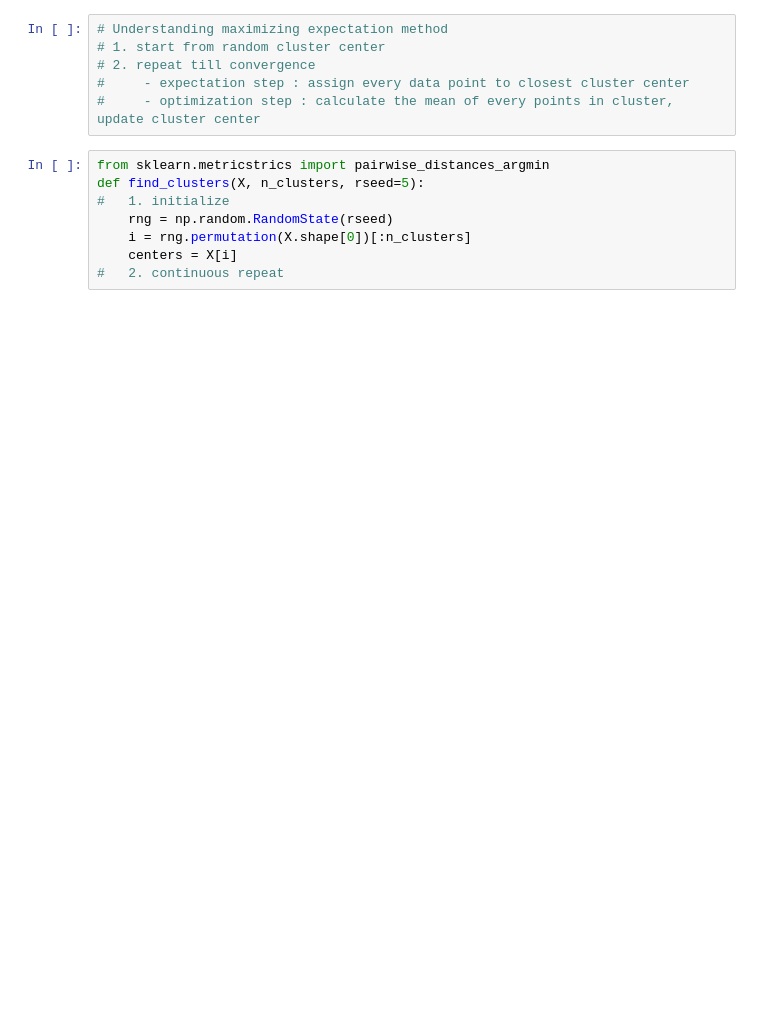
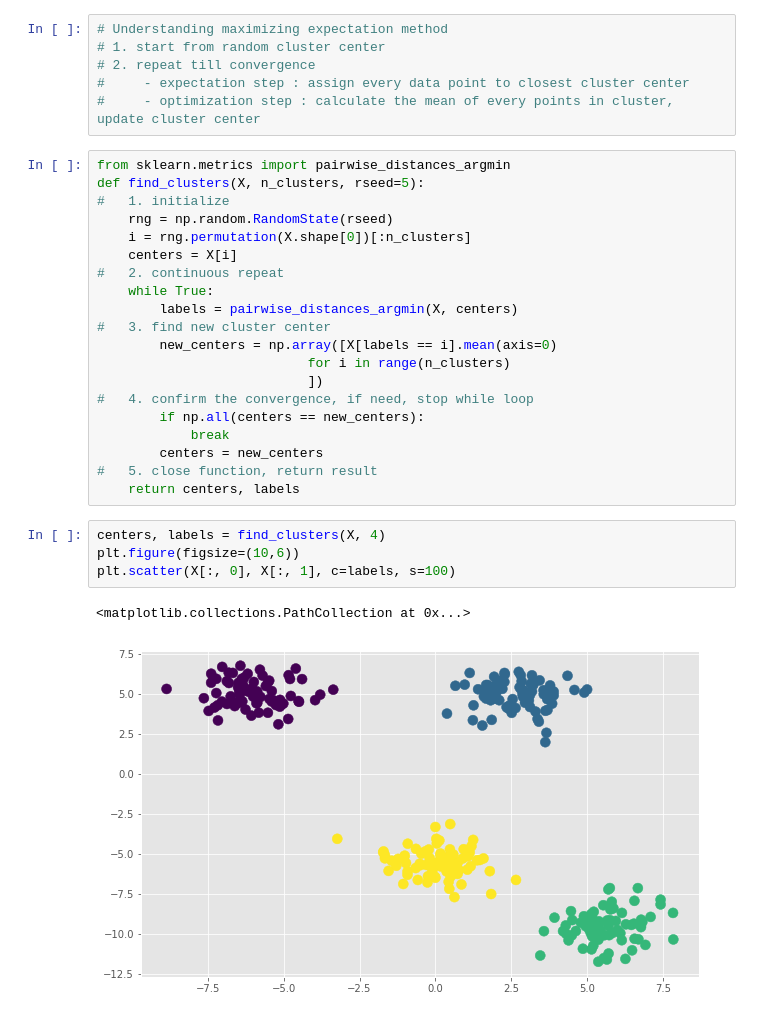
Before and after one commit to doomsheart/FaceClustering, a Jupyter notebook: doomsheart/MLforOpenCV/OpenCV-k-mean.ipynb, the cells around one changed output. Saved outputs shown, nothing was run; the diff lists cells and outputs as text; blank space fills up the shorter version.

Commit message:
add k-means

```diff
--- a/doomsheart/MLforOpenCV/OpenCV-k-mean.ipynb
+++ b/doomsheart/MLforOpenCV/OpenCV-k-mean.ipynb
@@ -54,10 +51,29 @@ plt.scatter(centers[:, 0], centers[:, 1], c="black", s=20, alpha=0.5);
 #     - expectation step : assign every data point to closest cluster center
 #     - optimization step : calculate the mean of every points in cluster, update cluster center
 # %%
-from sklearn.metricstrics import pairwise_distances_argmin
+from sklearn.metrics import pairwise_distances_argmin
 def find_clusters(X, n_clusters, rseed=5):
 #   1. initialize
     rng = np.random.RandomState(rseed)
     i = rng.permutation(X.shape[0])[:n_clusters]
     centers = X[i]
 #   2. continuous repeat
+    while True:
+        labels = pairwise_distances_argmin(X, centers)
+#   3. find new cluster center
+        new_centers = np.array([X[labels == i].mean(axis=0)
+                           for i in range(n_clusters)
+                           ])
+#   4. confirm the convergence, if need, stop while loop
+        if np.all(centers == new_centers):
+            break
+        centers = new_centers
+#   5. close function, return result
+    return centers, labels
+# %%
+centers, labels = find_clusters(X, 4)
+plt.figure(figsize=(10,6))
+plt.scatter(X[:, 0], X[:, 1], c=labels, s=100)
+# %% [output]
+<matplotlib.collections.PathCollection at 0x...>
+[figure, added]
```
Also changed, not shown: parts of 5 cells of this notebook.
